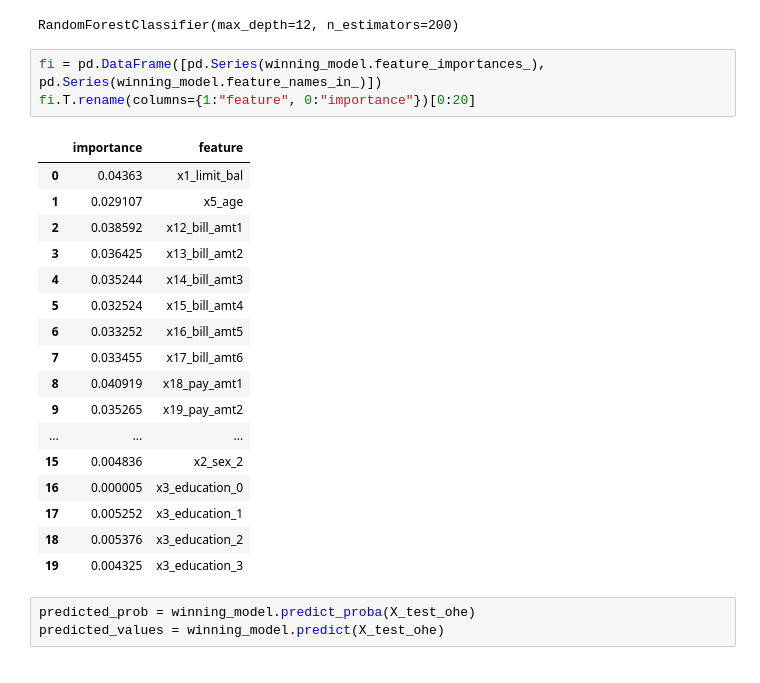
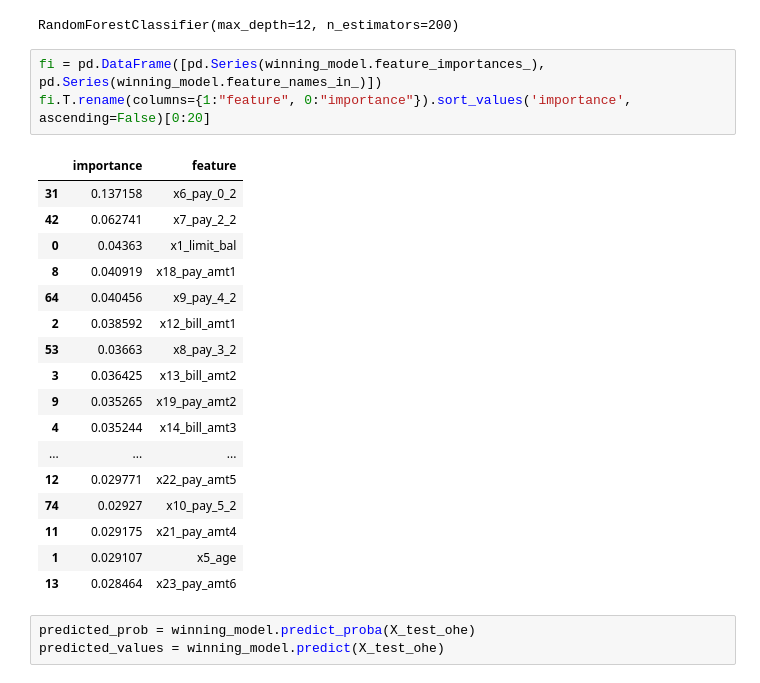
Before and after one commit to DLBD-Department/BRIO_x_Alkemy, a Jupyter notebook: notebooks/FirstExperiment.ipynb, the cells around one changed output. Drawn from its saved outputs; the diff is of its cells as text.

Commit message:
sorted values of importance features in FirstExperiment

```diff
--- a/notebooks/FirstExperiment.ipynb
+++ b/notebooks/FirstExperiment.ipynb
@@ -188,25 +188,25 @@ winning_model
 RandomForestClassifier(max_depth=12, n_estimators=200)
 # %%
 fi = pd.DataFrame([pd.Series(winning_model.feature_importances_), pd.Series(winning_model.feature_names_in_)])
-fi.T.rename(columns={1:"feature", 0:"importance"})[0:20]
+fi.T.rename(columns={1:"feature", 0:"importance"}).sort_values('importance', ascending=False)[0:20]
 # %% [output]
 |  | importance | feature |
+| 31 | 0.137158 | x6_pay_0_2 |
+| 42 | 0.062741 | x7_pay_2_2 |
 | 0 | 0.04363 | x1_limit_bal |
+| 8 | 0.040919 | x18_pay_amt1 |
+| 64 | 0.040456 | x9_pay_4_2 |
+| 2 | 0.038592 | x12_bill_amt1 |
+| 53 | 0.03663 | x8_pay_3_2 |
+| 3 | 0.036425 | x13_bill_amt2 |
+| 9 | 0.035265 | x19_pay_amt2 |
+| 4 | 0.035244 | x14_bill_amt3 |
+| ... | ... | ... |
+| 12 | 0.029771 | x22_pay_amt5 |
+| 74 | 0.02927 | x10_pay_5_2 |
+| 11 | 0.029175 | x21_pay_amt4 |
 | 1 | 0.029107 | x5_age |
-| 2 | 0.038592 | x12_bill_amt1 |
-| 3 | 0.036425 | x13_bill_amt2 |
-| 4 | 0.035244 | x14_bill_amt3 |
-| 5 | 0.032524 | x15_bill_amt4 |
-| 6 | 0.033252 | x16_bill_amt5 |
-| 7 | 0.033455 | x17_bill_amt6 |
-| 8 | 0.040919 | x18_pay_amt1 |
-| 9 | 0.035265 | x19_pay_amt2 |
-| ... | ... | ... |
-| 15 | 0.004836 | x2_sex_2 |
-| 16 | 0.000005 | x3_education_0 |
-| 17 | 0.005252 | x3_education_1 |
-| 18 | 0.005376 | x3_education_2 |
-| 19 | 0.004325 | x3_education_3 |
+| 13 | 0.028464 | x23_pay_amt6 |
 # %%
 predicted_prob = winning_model.predict_proba(X_test_ohe)
 predicted_values = winning_model.predict(X_test_ohe)
```
